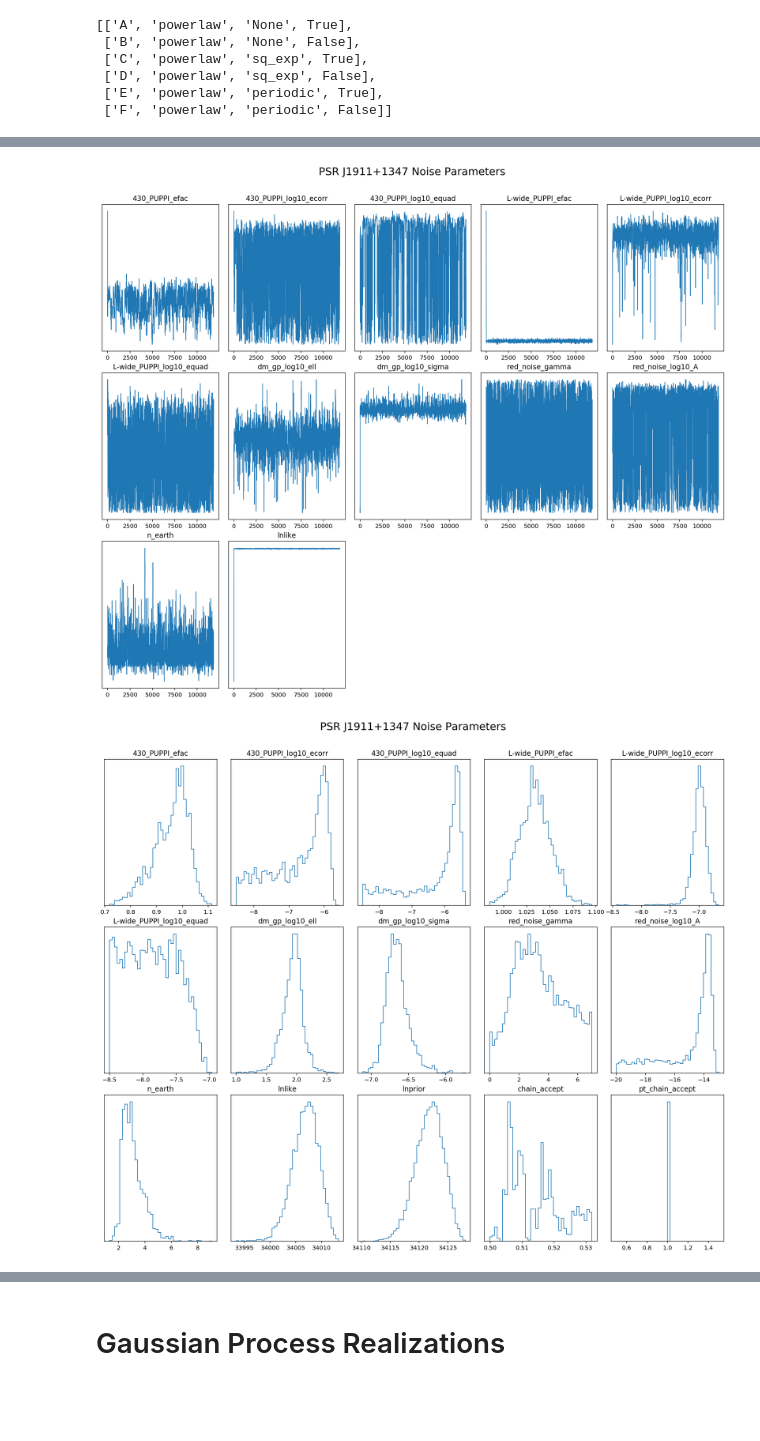
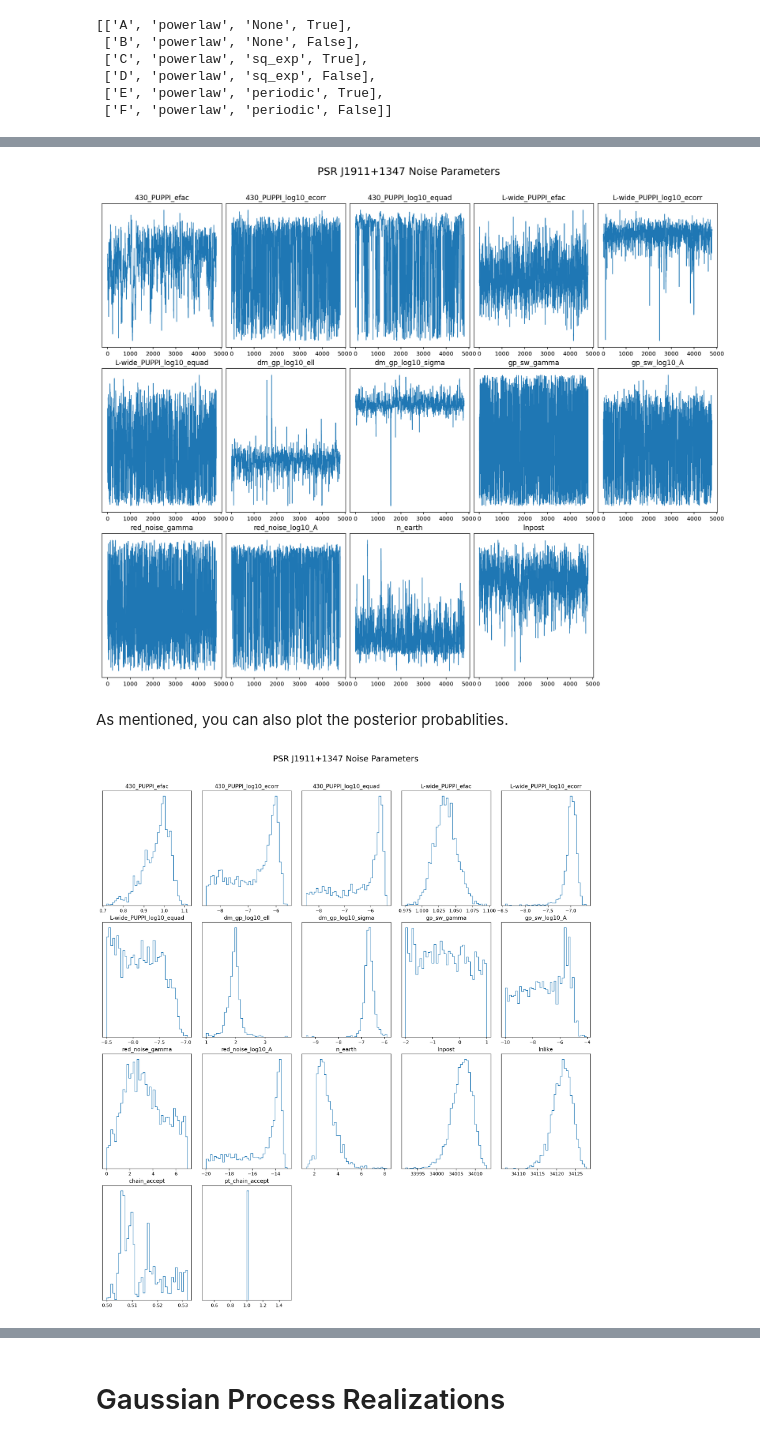
Before and after one commit to Hazboun6/noise_model_selection, a Jupyter notebook: chain_visualization.ipynb, the cells around one changed output, grey strips where cells are left out. Saved outputs shown, nothing was run; the diff lists cells and outputs as text; code cells hidden in the pictures; blank space fills up the shorter version.

```diff
--- a/chain_visualization.ipynb
+++ b/chain_visualization.ipynb
@@ -23,3 +42,3 @@ from la_forge.utils import epoch_ave_resid
 # %%
-psrname = 'J1911+1347'#'J1600-3053'#
-chaindir = '/Users/hazboun/nanograv_detection/ent_ext_testing/{}/nondiag_dmgp/'.format(psrname)
+psrname = 'J1911+1347'#
+chaindir = '/Users/hazboun/nanograv_detection/ent_ext_testing/J1911+1347/nondiag_dmgp/'.format(psrname)
@@ -41,4 +66,5 @@ np.argmax(vals)
 # %%
+cH.set_burn(0)
 dg.plot_chains(cH,hist=False,pars=['nmodel'],ncols=1,
                title_y=1.05,suptitle='',)
 # %% [output]
@@ -101,9 +145,11 @@ c3.params
 # %%
-dg.plot_chains(c3, hist=False, ncols=5, title_y=1.05,
-               exclude=['lnprior', 'chain_accept', 'pt_chain_accept'])
+dg.plot_chains(c2, hist=False, ncols=5, title_y=1.05,
+               exclude=['lnlike', 'chain_accept', 'pt_chain_accept'])
 # %% [output]
-[figure, old version]
+[figure, new version]
+# %% [markdown]
+As mentioned, you can also plot the posterior probablities.
 # %%
-dg.plot_chains(c3, hist=True, ncols=5, title_y=1.05)
+dg.plot_chains(c2, hist=True, ncols=5, title_y=1.05)
 # %% [output]
-[figure, old version]
+[figure, new version]
```
Also changed, not shown: parts of 40 cells of this notebook, 2 other files.
